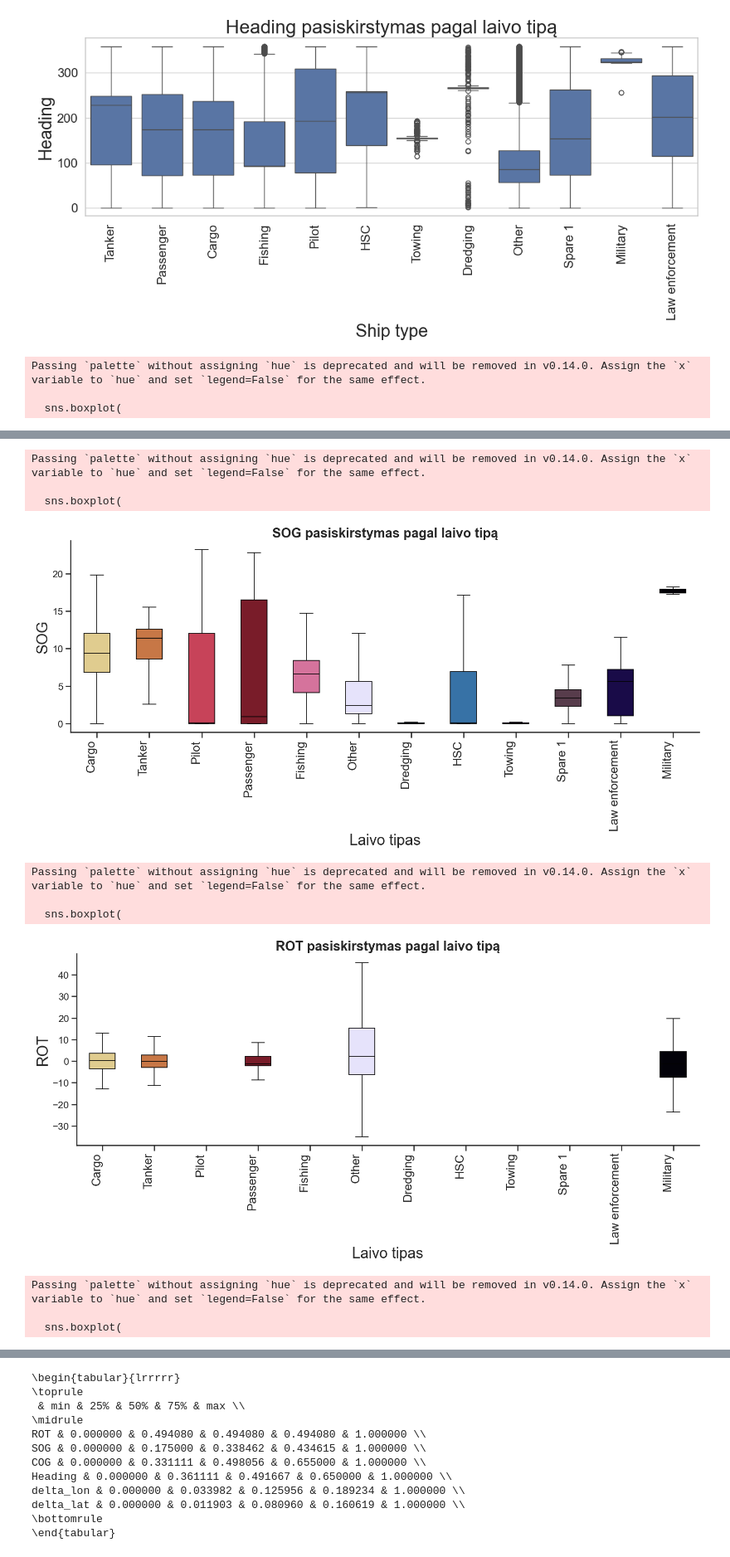
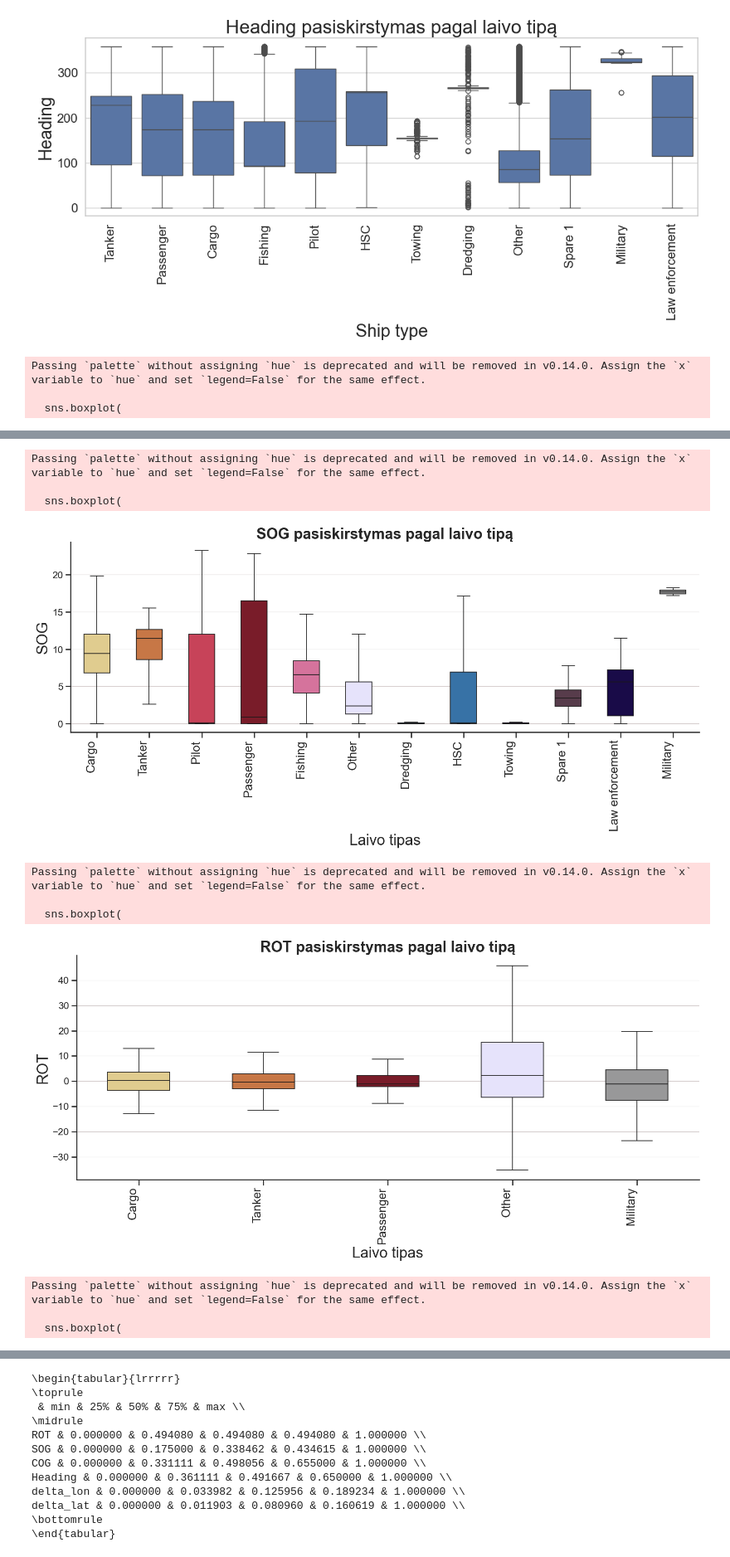
Before and after one commit to lukasjanusauskas/ais-duomenu-vizualizavimas, a Jupyter notebook: 1Lab.ipynb, the cells around one changed output, grey strips where cells are left out. Shown at 83% size. Saved outputs shown, nothing was run; the diff lists cells and outputs as text; code cells hidden in the pictures.

```diff
--- a/1Lab.ipynb
+++ b/1Lab.ipynb
@@ -1043,7 +1054,7 @@ def plot_box_by_shiptype(df, variables):
         "Towing": "#662C91",
         "Spare 1": "#5C374C",
         "Law enforcement": "#140152",
-        "Military": "#02010A"
+        "Military": "#989899B5"
     }
 
     # Keep only ship types that exist in dataframe
@@ -1053,19 +1064,30 @@ def plot_box_by_shiptype(df, variables):
 
         plt.figure(figsize=(16, 8))
 
+        # Keep only ship types that have at least one non-null value for this variable
+        valid_ship_types = [
+            s for s in ship_order
+            if s in dfp["Ship type"].unique()
+            and dfp.loc[dfp["Ship type"] == s, var].notna().any()
+        ]
+
         sns.boxplot(
-            data=dfp,
-            x="Ship type",
-            y=var,
-            order=ship_order,
-            palette=color_map,
-            width=0.5,
-            linewidth=1.2,
-            showfliers=False
-        )
+        data=dfp,
+        x="Ship type",
+        y=var,
+        order=valid_ship_types,
+        palette=color_map,
+        width=0.5,
+        linewidth=1.2,
+        showfliers=False
+    )
 
-        plt.xticks(rotation=90, ha="right", fontsize = 20)
-        plt.title(f"{var} pasiskirstymas pagal laivo tipą", fontsize=22, weight="bold")
+        ax = plt.gca()
+        ax.yaxis.grid(True, which='major', color="#D6CECEE7", linewidth=0.8)
+        ax.xaxis.grid(False)
+
+        plt.xticks(rotation=90, ha="right", fontsize=20)
+        plt.title(f"{var} pasiskirstymas pagal laivo tipą", fontsize=25, weight="bold")
         plt.xlabel("Laivo tipas", fontsize=25)
         plt.ylabel(var, fontsize=25)
 
@@ -1083,11 +1105,11 @@ Passing `palette` without assigning `hue` is deprecated and will be removed in v
 Passing `palette` without assigning `hue` is deprecated and will be removed in v0.14.0. Assign the `x` variable to `hue` and set `legend=False` for the same effect.
 
   sns.boxplot(
-[figure, old version]
+[figure, new version]
 Passing `palette` without assigning `hue` is deprecated and will be removed in v0.14.0. Assign the `x` variable to `hue` and set `legend=False` for the same effect.
 
   sns.boxplot(
-[figure, old version]
+[figure, new version]
 Passing `palette` without assigning `hue` is deprecated and will be removed in v0.14.0. Assign the `x` variable to `hue` and set `legend=False` for the same effect.
 
   sns.boxplot(
```
Also changed, not shown: parts of 3 cells of this notebook.
